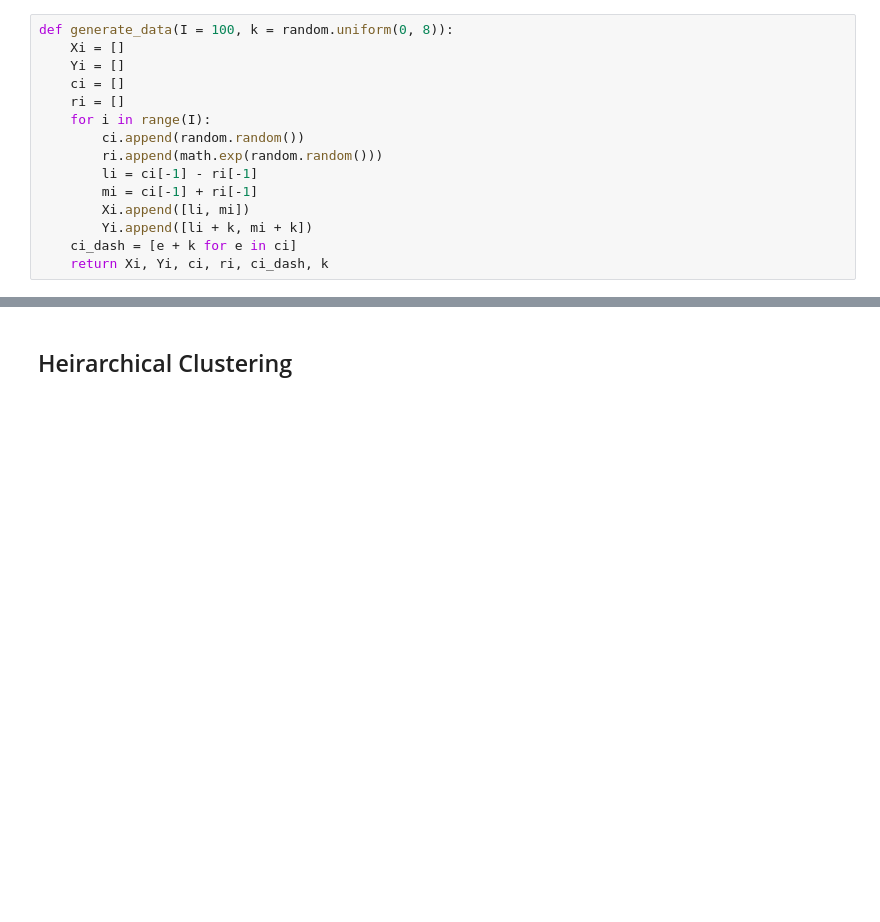
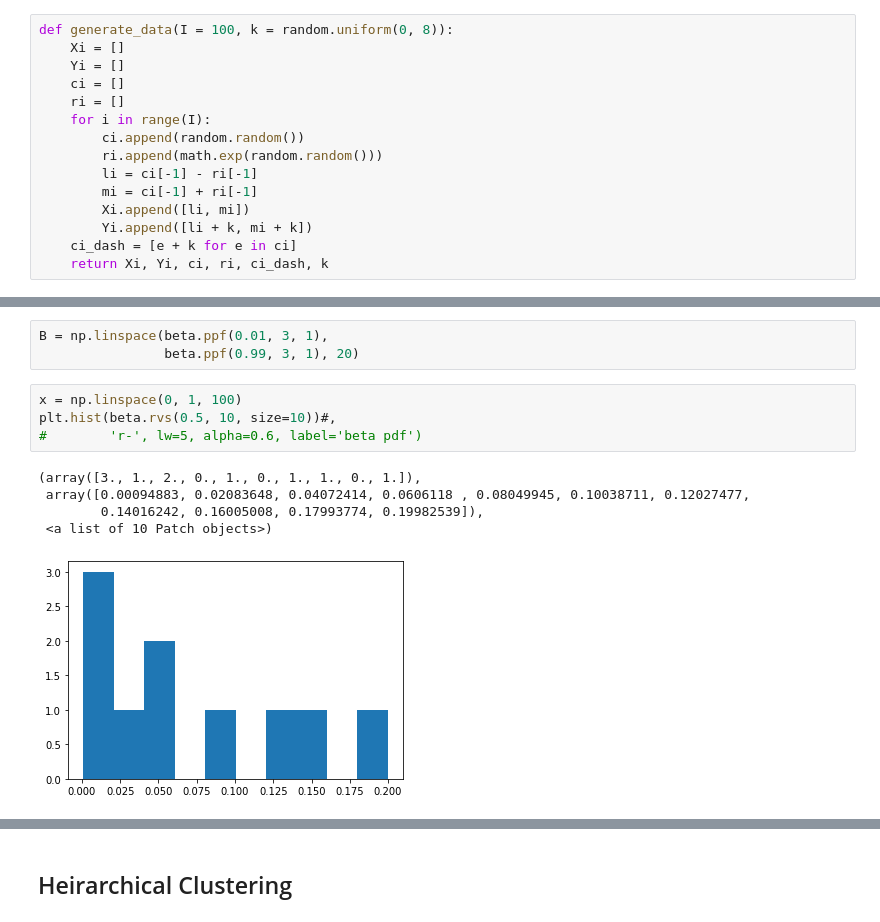
Before and after one commit to SteefanContractor/SymbolicDataAnalysis, a Jupyter notebook: code/clustering_simulations.ipynb, the cells around one changed output, grey strips where cells are left out. Cells and saved outputs as stored; diff of their text form; blank space fills up the shorter version.

```diff
--- a/code/clustering_simulations.ipynb
+++ b/code/clustering_simulations.ipynb
@@ -30 +131,14 @@ ri_joined = ri + ri_dash
+# %%
+B = np.linspace(beta.ppf(0.01, 3, 1),
+                beta.ppf(0.99, 3, 1), 20)
+# %%
+x = np.linspace(0, 1, 100)
+plt.hist(beta.rvs(0.5, 10, size=10))#,
+#        'r-', lw=5, alpha=0.6, label='beta pdf')
+# %% [output]
+(array([3., 1., 2., 0., 1., 0., 1., 1., 0., 1.]),
+ array([0.00094883, 0.02083648, 0.04072414, 0.0606118 , 0.08049945, 0.10038711, 0.12027477,
+        0.14016242, 0.16005008, 0.17993774, 0.19982539]),
+ <a list of 10 Patch objects>)
+[figure, added]
 # %%
```
Also changed, not shown: parts of 23 cells of this notebook.
